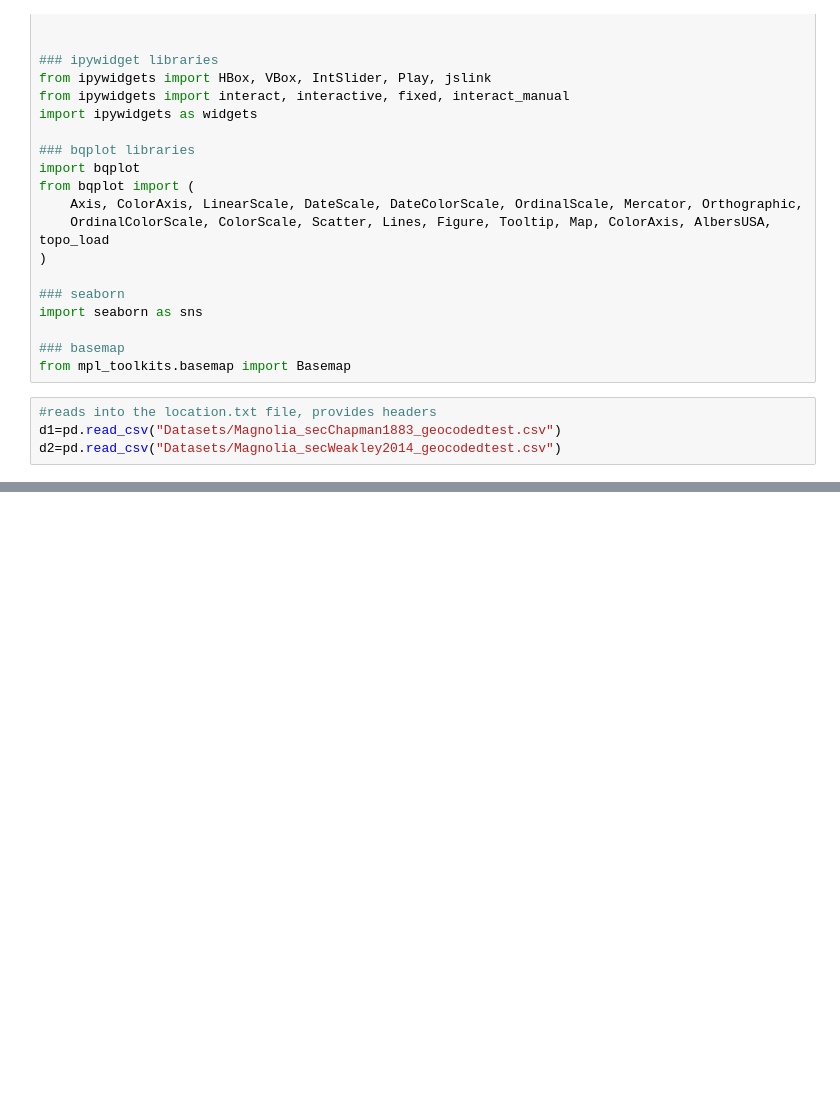
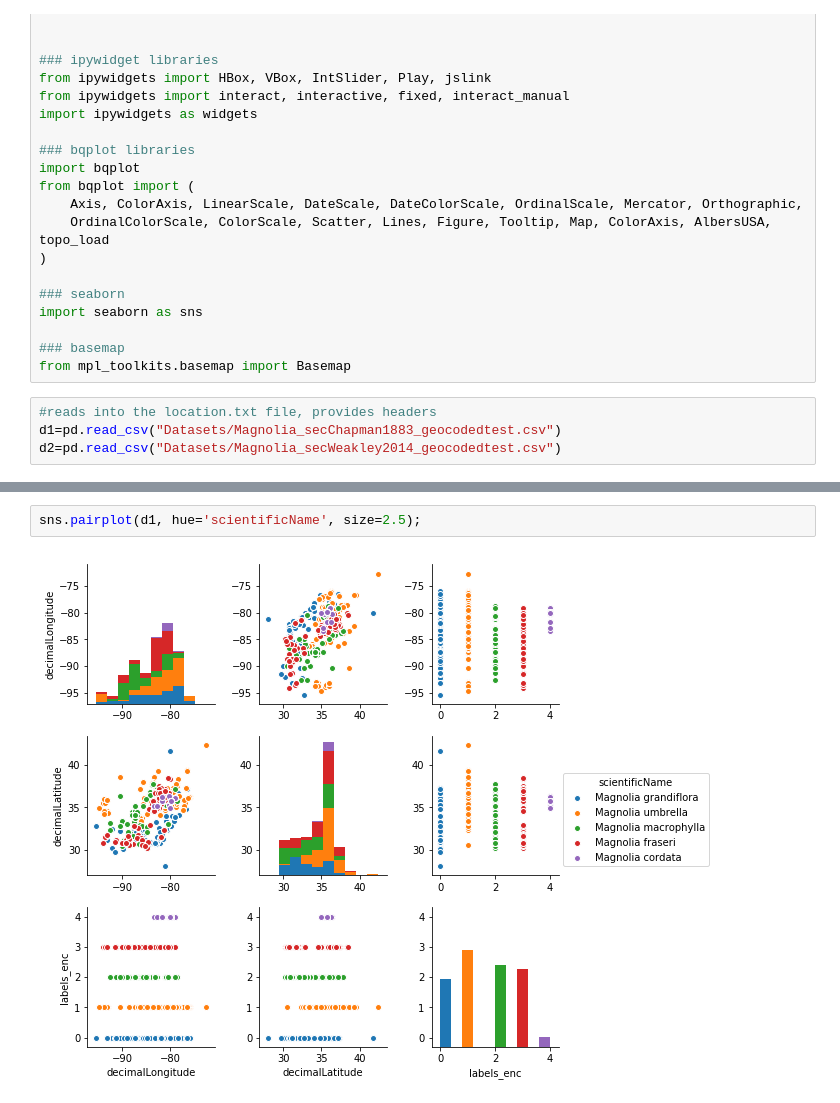
Before and after one commit to idaks/wt-biodiversity-summer-2018, a Jupyter notebook: Magnolia_distribution.ipynb, the cells around one changed output, grey strips where cells are left out. Drawn from its saved outputs; the diff is of its cells as text; blank space fills up the shorter version.

```diff
--- a/Magnolia_distribution.ipynb
+++ b/Magnolia_distribution.ipynb
@@ -132,2 +147,6 @@ title='Weakley2014')
 [figure]
 [figure]
+# %%
+sns.pairplot(d1, hue='scientificName', size=2.5);
+# %% [output]
+[figure, added]
```
Also changed, not shown: parts of 12 cells of this notebook.
